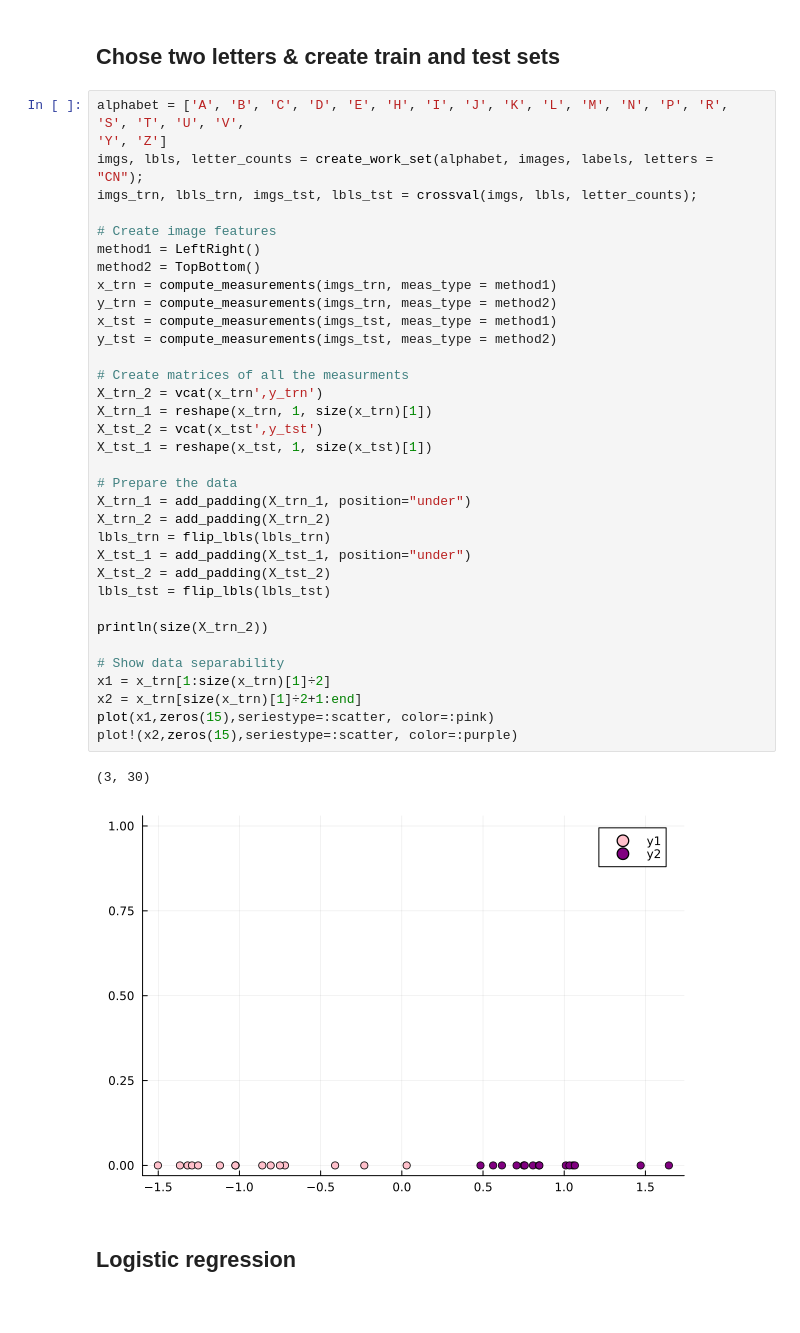
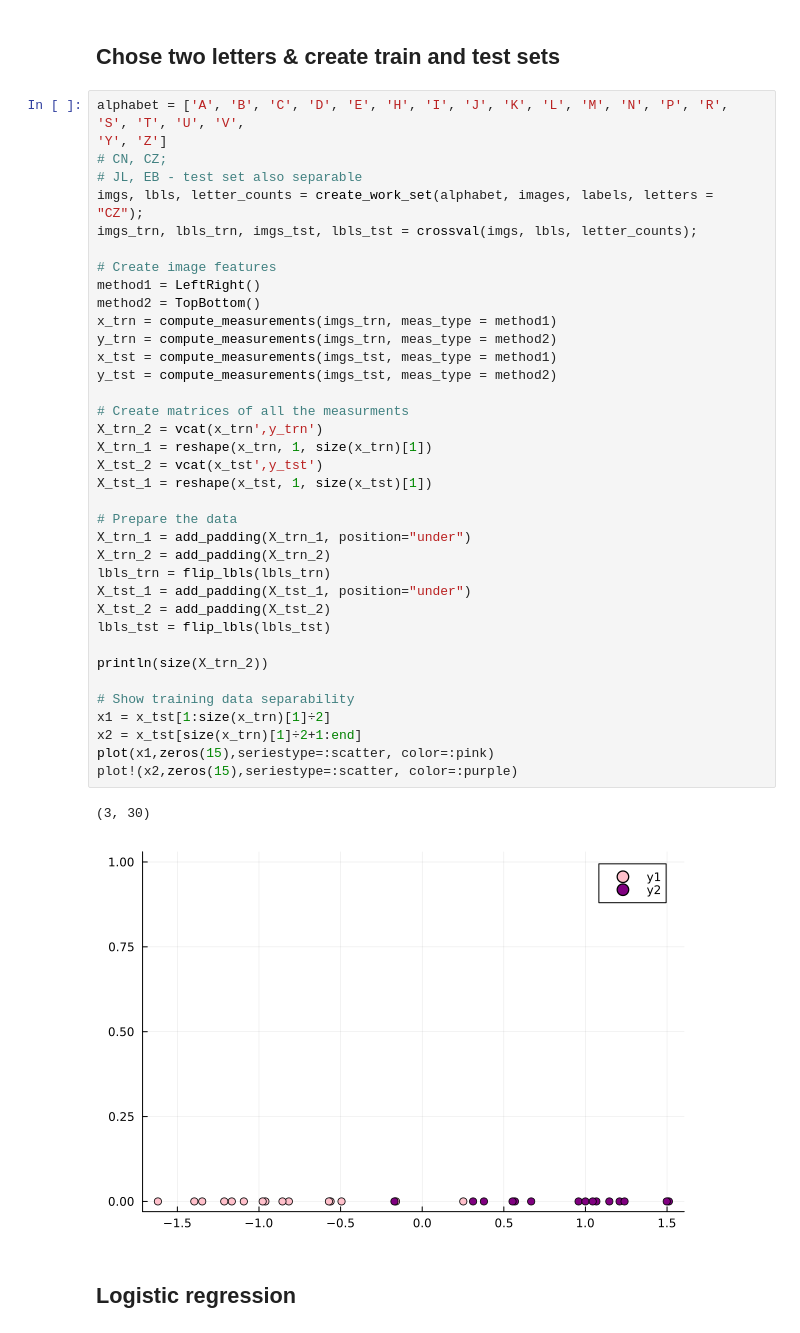
Before and after one commit to B0B36JUL-FinalProjects-2022/Projekt_korladia, a Jupyter notebook: examples/example.ipynb, the cells around one changed output. Drawn from its saved outputs; the diff is of its cells as text.

```diff
--- a/examples/example.ipynb
+++ b/examples/example.ipynb
@@ -15,41 +15,43 @@ Plots.heatmap(reverse(r[:,:,6], dims=1))
 # %%
 alphabet = ['A', 'B', 'C', 'D', 'E', 'H', 'I', 'J', 'K', 'L', 'M', 'N', 'P', 'R', 'S', 'T', 'U', 'V',
 'Y', 'Z']
-imgs, lbls, letter_counts = create_work_set(alphabet, images, labels, letters = "CN");
+# CN, CZ;
+# JL, EB - test set also separable
+imgs, lbls, letter_counts = create_work_set(alphabet, images, labels, letters = "CZ");
 imgs_trn, lbls_trn, imgs_tst, lbls_tst = crossval(imgs, lbls, letter_counts);
 
 # Create image features
 method1 = LeftRight()
 method2 = TopBottom()
 x_trn = compute_measurements(imgs_trn, meas_type = method1)
 y_trn = compute_measurements(imgs_trn, meas_type = method2)
 x_tst = compute_measurements(imgs_tst, meas_type = method1)
 y_tst = compute_measurements(imgs_tst, meas_type = method2)
 
 # Create matrices of all the measurments
 X_trn_2 = vcat(x_trn',y_trn')
 X_trn_1 = reshape(x_trn, 1, size(x_trn)[1])
 X_tst_2 = vcat(x_tst',y_tst')
 X_tst_1 = reshape(x_tst, 1, size(x_tst)[1])
 
 # Prepare the data
 X_trn_1 = add_padding(X_trn_1, position="under")
 X_trn_2 = add_padding(X_trn_2)
 lbls_trn = flip_lbls(lbls_trn)
 X_tst_1 = add_padding(X_tst_1, position="under")
 X_tst_2 = add_padding(X_tst_2)
 lbls_tst = flip_lbls(lbls_tst)
 
 println(size(X_trn_2))
 
-# Show data separability
-x1 = x_trn[1:size(x_trn)[1]÷2]
-x2 = x_trn[size(x_trn)[1]÷2+1:end]
+# Show training data separability
+x1 = x_tst[1:size(x_trn)[1]÷2]
+x2 = x_tst[size(x_trn)[1]÷2+1:end]
 plot(x1,zeros(15),seriestype=:scatter, color=:pink)
 plot!(x2,zeros(15),seriestype=:scatter, color=:purple)
 # %% [output]
 (3, 30)
-[figure, old version]
+[figure, new version]
 # %% [markdown]
 ## Logistic regression
 # %%
```
Also changed, not shown: parts of 18 cells of this notebook, 1 other file.
